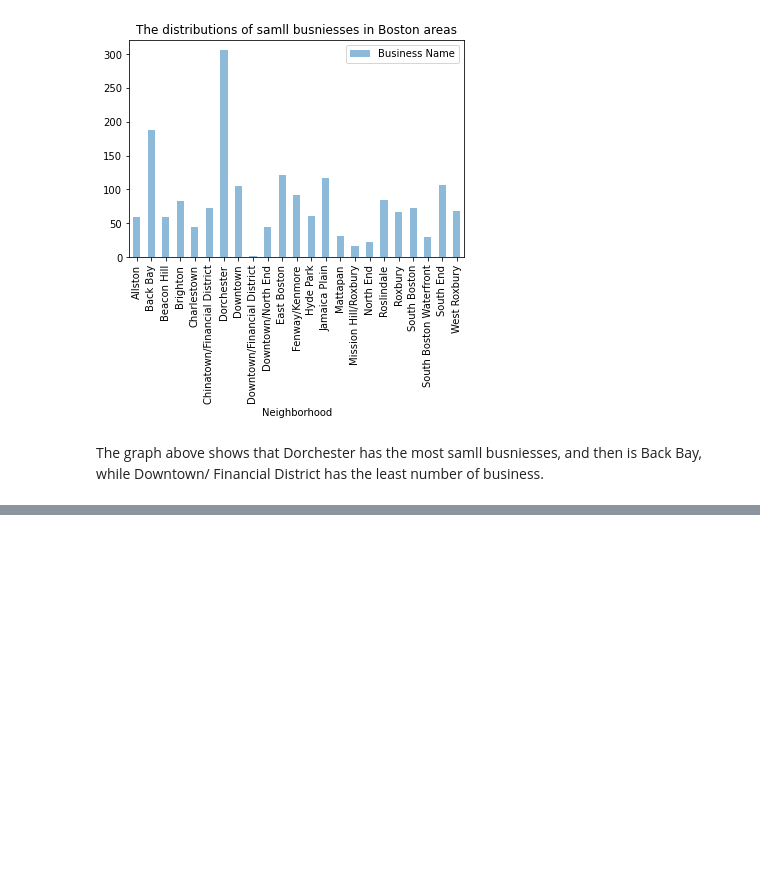
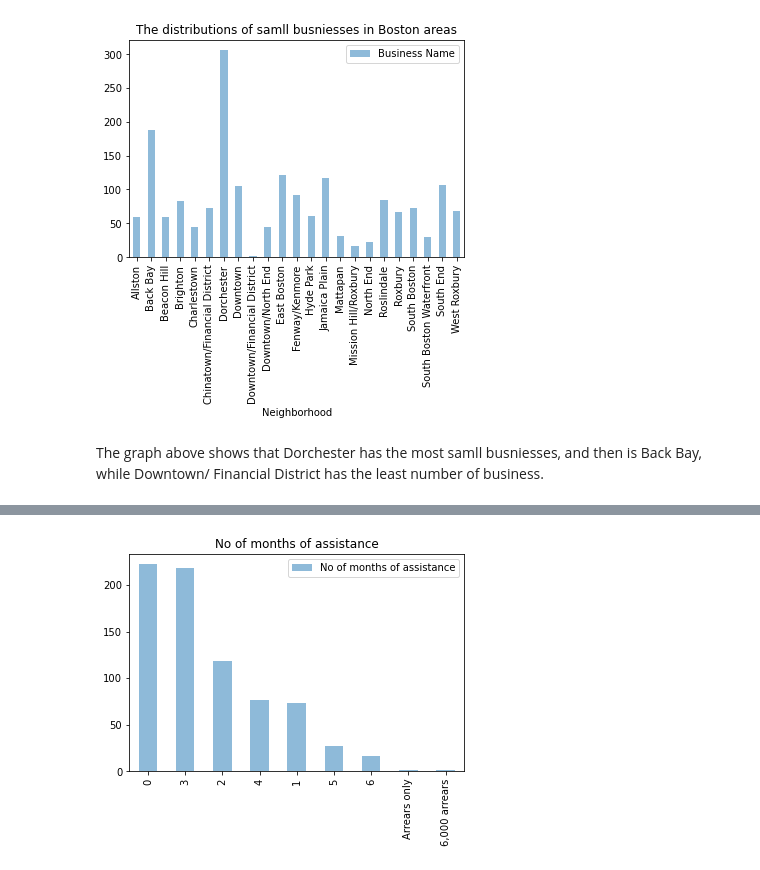
Before and after one commit to BU-Spark/ds-councilor-mejia-city-services, a Jupyter notebook: fall22-team-1/deliverable2/deliverable2.ipynb, the cells around one changed output, grey strips where cells are left out. Cells and saved outputs as stored; diff of their text form; code cells hidden in the pictures; blank space fills up the shorter version.

```diff
--- a/fall22-team-1/deliverable2/deliverable2.ipynb
+++ b/fall22-team-1/deliverable2/deliverable2.ipynb
@@ -90,0 +164,6 @@ The graph above shows that Dorchester has the most samll busniesses, and then is
+# %%
+redacted_df1['No of months of assistance'].value_counts().plot(kind='bar', legend=True, alpha=.5)
+plt.title("No of months of assistance")
+plt.show()
+# %% [output]
+[figure, added]
```
Also changed, not shown: parts of 24 cells of this notebook.
